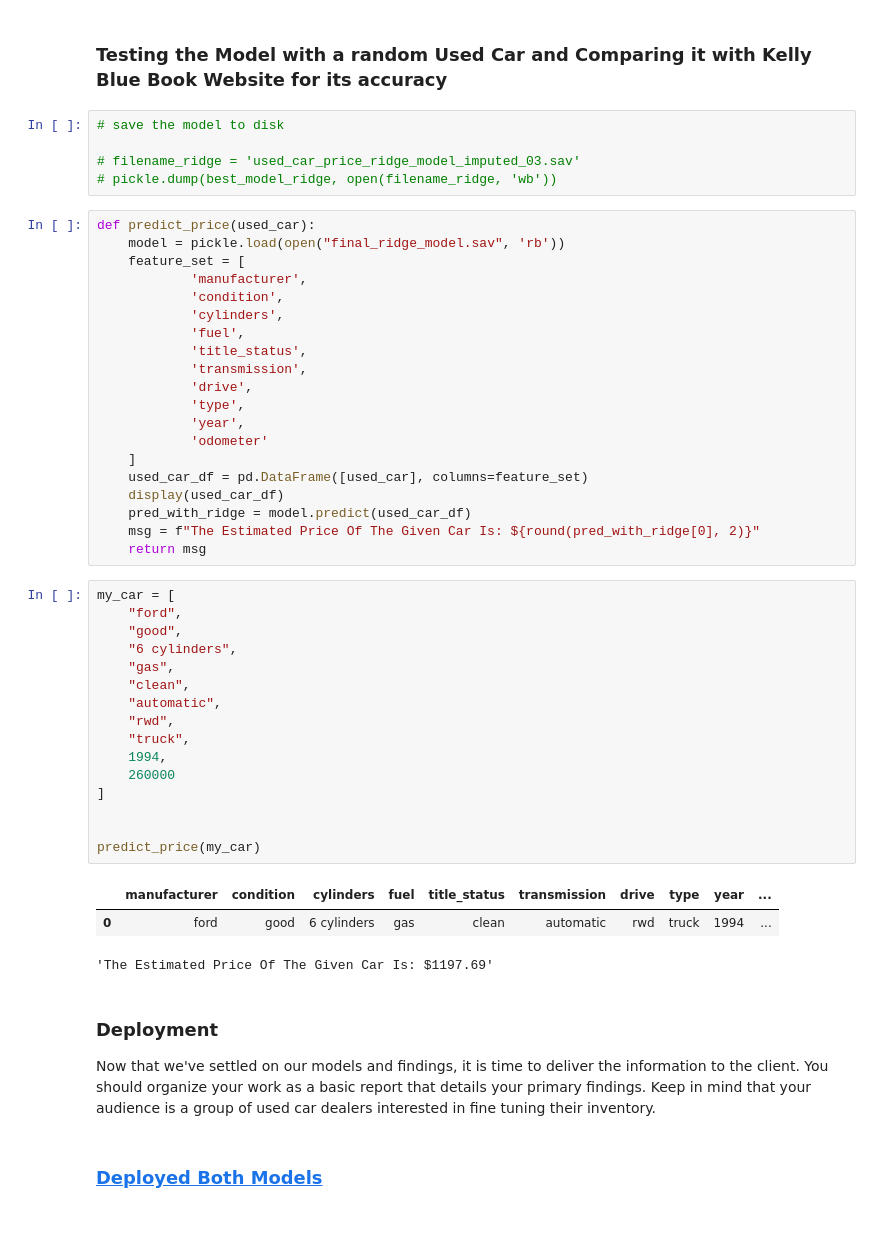
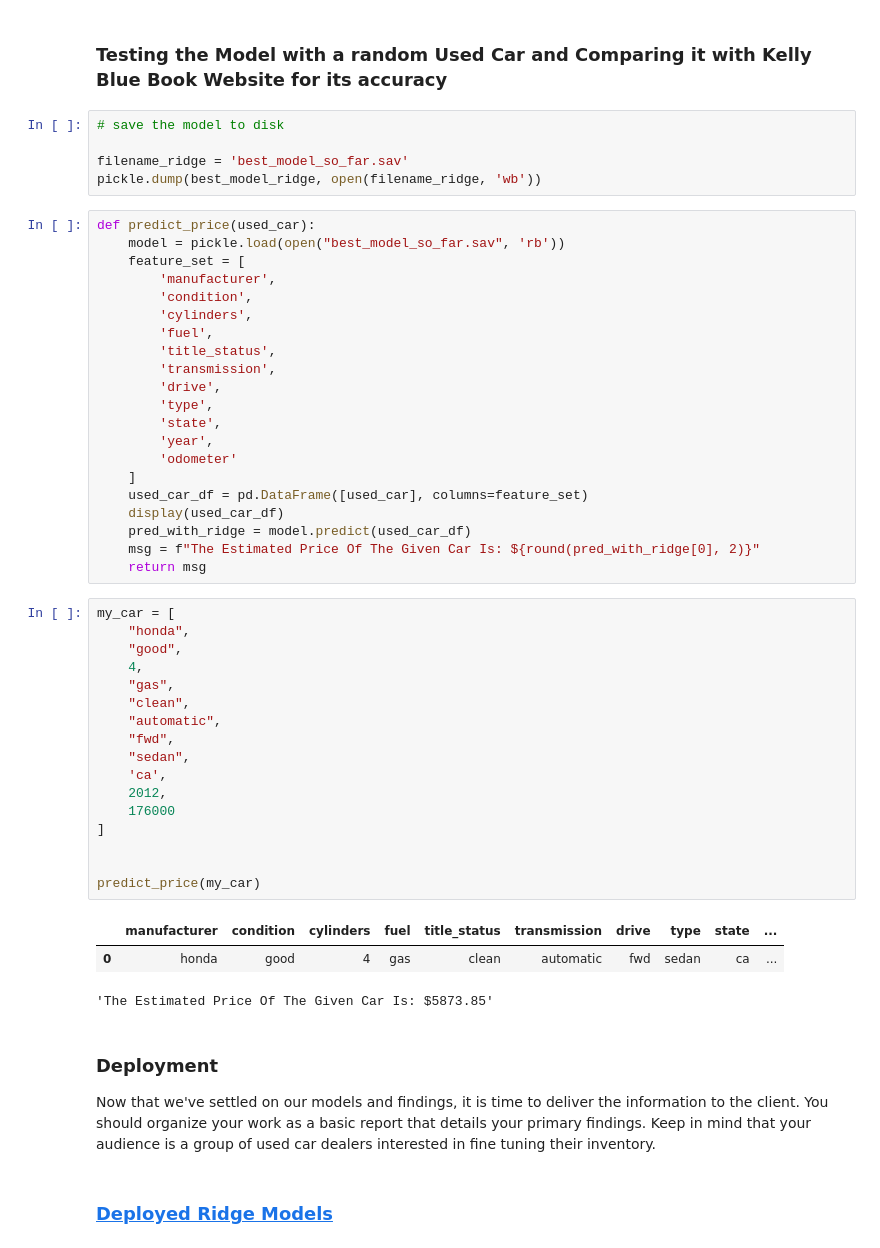
Before and after one commit to arezazadeh/Used_Car_Price_Prediction, a Jupyter notebook: final_work.ipynb, the cells around one changed output. Cells and saved outputs as stored; diff of their text form.

```diff
--- a/final_work.ipynb
+++ b/final_work.ipynb
@@ -1001,22 +1042,23 @@ for i in all_coefs:
 # %%
 # save the model to disk
 
-# filename_ridge = 'used_car_price_ridge_model_imputed_03.sav'
-# pickle.dump(best_model_ridge, open(filename_ridge, 'wb'))
+filename_ridge = 'best_model_so_far.sav'
+pickle.dump(best_model_ridge, open(filename_ridge, 'wb'))
 # %%
 def predict_price(used_car):
-    model = pickle.load(open("final_ridge_model.sav", 'rb'))
+    model = pickle.load(open("best_model_so_far.sav", 'rb'))
     feature_set = [
-            'manufacturer',
-            'condition',
-            'cylinders',
-            'fuel',
-            'title_status',
-            'transmission',
-            'drive',
-            'type',
-            'year',
-            'odometer'
+        'manufacturer',
+        'condition',
+        'cylinders',
+        'fuel',
+        'title_status',
+        'transmission',
+        'drive',
+        'type',
+        'state',
+        'year',
+        'odometer'
     ]
     used_car_df = pd.DataFrame([used_car], columns=feature_set)
     display(used_car_df)
@@ -1025,27 +1067,28 @@ def predict_price(used_car):
     return msg
 # %%
 my_car = [
-    "ford",
+    "honda",
     "good",
-    "6 cylinders",
+    4,
     "gas",
     "clean",
     "automatic",
-    "rwd",
-    "truck",
-    1994,
-    260000
+    "fwd",
+    "sedan",
+    'ca',
+    2012,
+    176000
 ]
 
 
 predict_price(my_car)
 # %% [output]
-|  | manufacturer | condition | cylinders | fuel | title_status | transmission | drive | type | year | ... |
-| 0 | ford | good | 6 cylinders | gas | clean | automatic | rwd | truck | 1994 | ... |
+|  | manufacturer | condition | cylinders | fuel | title_status | transmission | drive | type | state | ... |
+| 0 | honda | good | 4 | gas | clean | automatic | fwd | sedan | ca | ... |
-'The Estimated Price Of The Given Car Is: $1197.69'
+'The Estimated Price Of The Given Car Is: $5873.85'
 # %% [markdown]
 ### Deployment
 
 Now that we've settled on our models and findings, it is time to deliver the information to the client.  You should organize your work as a basic report that details your primary findings.  Keep in mind that your audience is a group of used car dealers interested in fine tuning their inventory.
 # %% [markdown]
-<h3><a href="http://anjiismail.com/grocery/predict-car-price/">Deployed Both Models</a></h3>
+<h3><a href="http://anjiismail.com/ai_ml_deployments/predict-car-price/">Deployed Ridge Models</a></h3>
```
Also changed, not shown: parts of 32 cells of this notebook, 11 other files.
